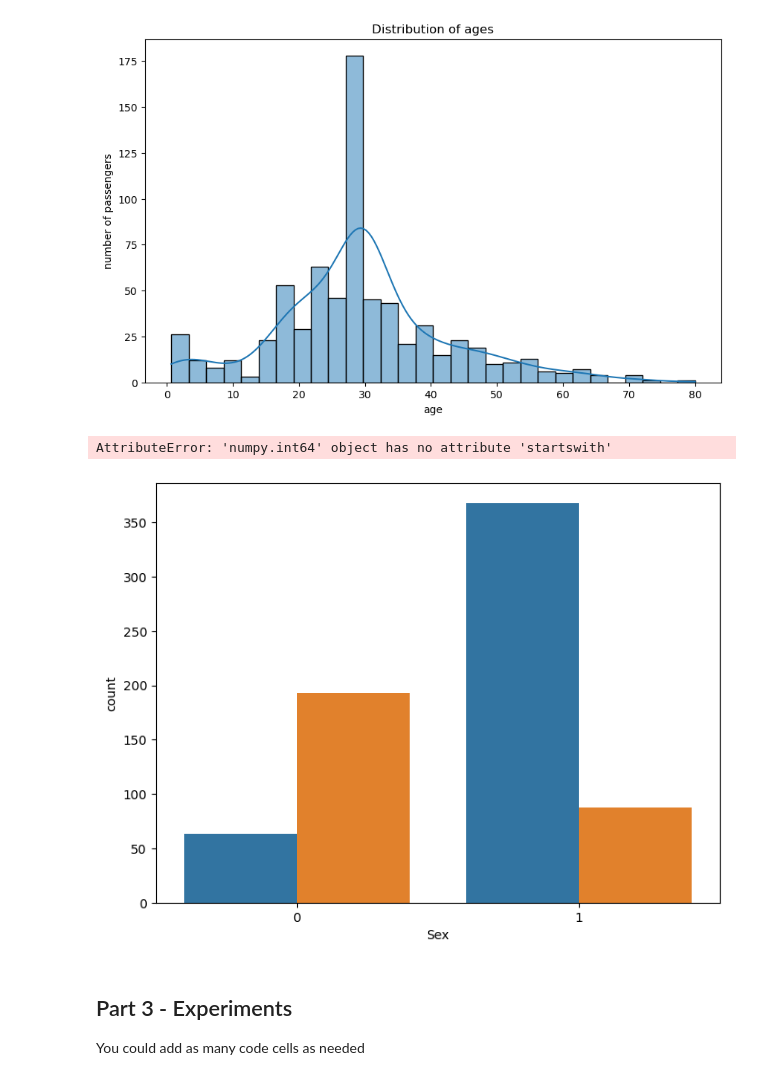
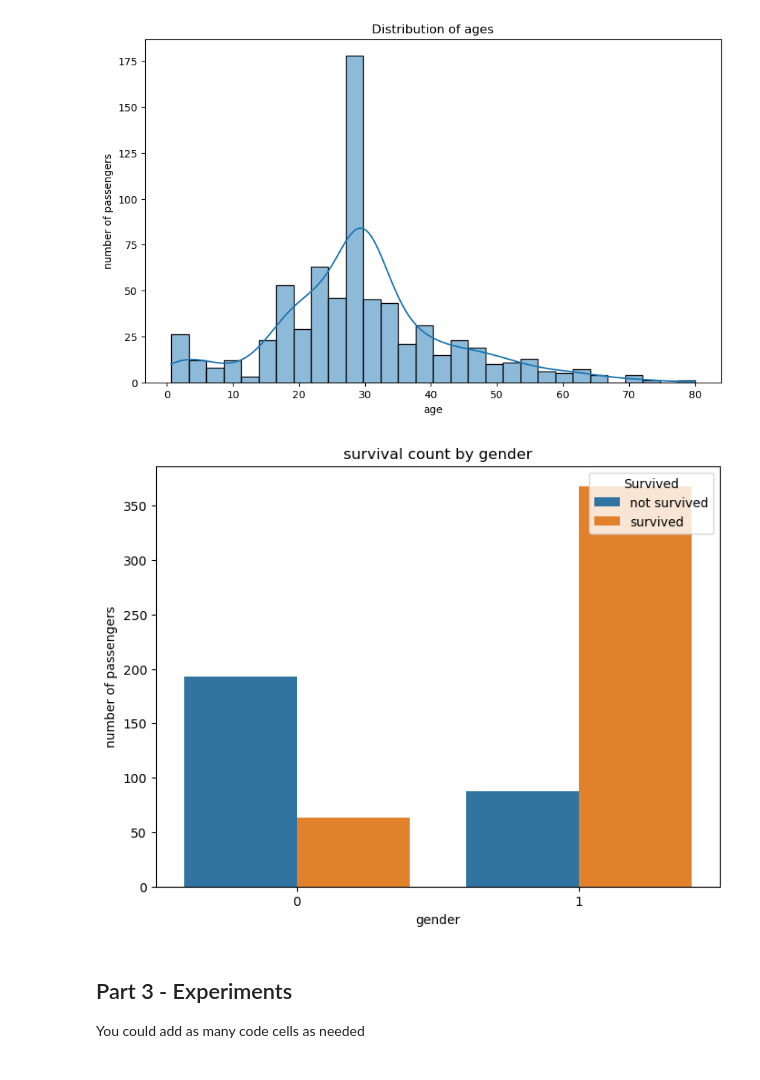
Before and after one commit to musi17777/machine_learning_ex2_titanic, a Jupyter notebook: Assignment2_supervised_learning_flow.ipynb, the cells around one changed output. Cells and saved outputs as stored; diff of their text form; code cells hidden in the pictures.

```diff
--- a/Assignment2_supervised_learning_flow.ipynb
+++ b/Assignment2_supervised_learning_flow.ipynb
@@ -90,17 +90,19 @@ plt.show()
 # %% [output]
 [figure]
 # %%
+# Preprocessing
+train_data['Survived'] = train_data['Survived'].map({0: 'not survived', 1: 'survived'})
+
 # Chart describes survival cout by gender
 plt.figure(figsize=(8, 6))
 sns.countplot(x='Sex', hue='Survived', data=train_data)
 plt.title('survival count by gender')
 plt.xlabel('gender')
 plt.ylabel('number of passengers')
 plt.legend(title='Survived', loc='upper right', labels=['not survived', 'survived'])
 plt.show()
 # %% [output]
-AttributeError: 'numpy.int64' object has no attribute 'startswith'
-[figure, old version]
+[figure, new version]
 # %% [markdown]
 ## Part 3 - Experiments
 You could add as many code cells as needed
```
Also changed, not shown: parts of 9 cells of this notebook, 3 other files.
